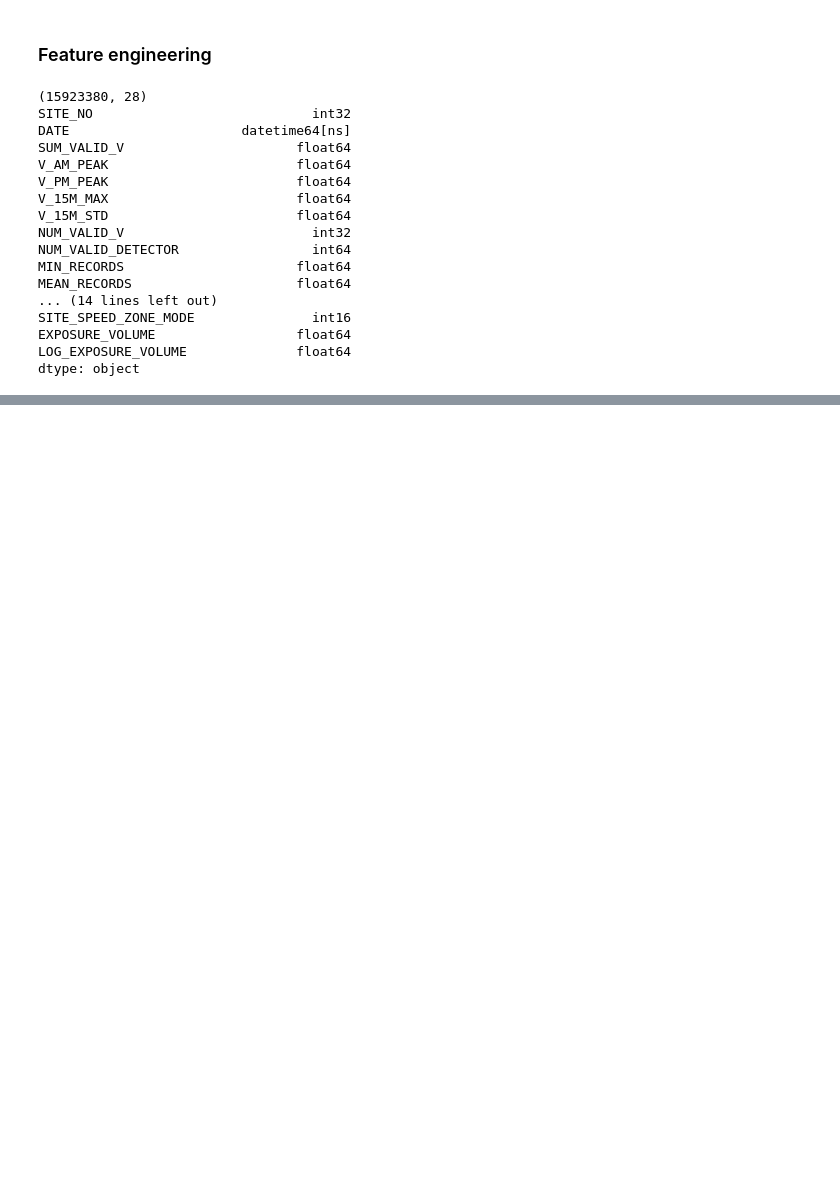
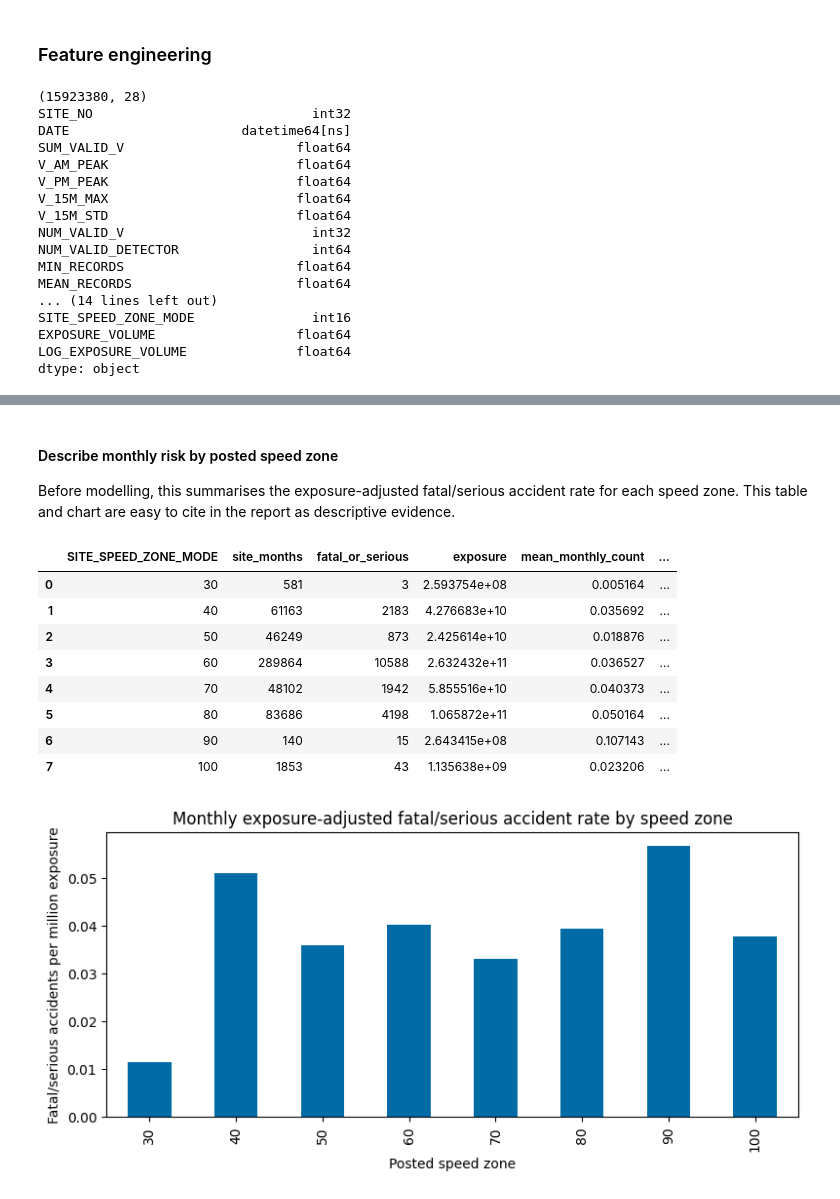
Before and after one commit to comp90049-g65/a2, a Jupyter notebook: rq2.ipynb, the cells around one changed output, grey strips where cells are left out. Cells and saved outputs as stored; diff of their text form; code cells hidden in the pictures; blank space fills up the shorter version.

```diff
--- a/rq2.ipynb
+++ b/rq2.ipynb
@@ -479,0 +519,7 @@ dtype: object
+# %%
+rq2_df = pd.read_parquet(DATA_PATH)
+rq2_df.columns = rq2_df.columns.str.upper()
+
+print(rq2_df.shape)
+display(rq2_df.head())
+print(rq2_df.dtypes)
@@ -479,0 +670,44 @@ dtype: object
+# %% [markdown]
+#### Describe monthly risk by posted speed zone
+
+Before modelling, this summarises the exposure-adjusted fatal/serious accident rate for each speed zone. This table and chart are easy to cite in the report as descriptive evidence.
+# %%
+speed_month_summary = (
+    monthly_df.groupby(SPEED_COL, dropna=False)
+    .agg(
+        site_months=(TARGET_COL, "size"),
+        fatal_or_serious=(TARGET_COL, "sum"),
+        exposure=(EXPOSURE_COL, "sum"),
+        mean_monthly_count=(TARGET_COL, "mean"),
+    )
+    .reset_index()
+)
+speed_month_summary["fatal_or_serious_per_million_exposure"] = (
+    speed_month_summary["fatal_or_serious"] / speed_month_summary["exposure"] * 1_000_000
+)
+speed_month_summary = speed_month_summary.sort_values(SPEED_COL)
+display(speed_month_summary)
+
+ax = speed_month_summary.plot(
+    x=SPEED_COL,
+    y="fatal_or_serious_per_million_exposure",
+    kind="bar",
+    legend=False,
+    figsize=(8, 4),
+)
+ax.set_xlabel("Posted speed zone")
+ax.set_ylabel("Fatal/serious accidents per million exposure")
+ax.set_title("Monthly exposure-adjusted fatal/serious accident rate by speed zone")
+plt.tight_layout()
+plt.show()
+# %% [output]
+|  | SITE_SPEED_ZONE_MODE | site_months | fatal_or_serious | exposure | mean_monthly_count | ... |
+| 0 | 30 | 581 | 3 | 2.593754e+08 | 0.005164 | ... |
+| 1 | 40 | 61163 | 2183 | 4.276683e+10 | 0.035692 | ... |
+| 2 | 50 | 46249 | 873 | 2.425614e+10 | 0.018876 | ... |
+| 3 | 60 | 289864 | 10588 | 2.632432e+11 | 0.036527 | ... |
+| 4 | 70 | 48102 | 1942 | 5.855516e+10 | 0.040373 | ... |
+| 5 | 80 | 83686 | 4198 | 1.065872e+11 | 0.050164 | ... |
+| 6 | 90 | 140 | 15 | 2.643415e+08 | 0.107143 | ... |
+| 7 | 100 | 1853 | 43 | 1.135638e+09 | 0.023206 | ... |
+[figure, added]
```
Also changed, not shown: parts of 21 cells of this notebook, 2 other files.
